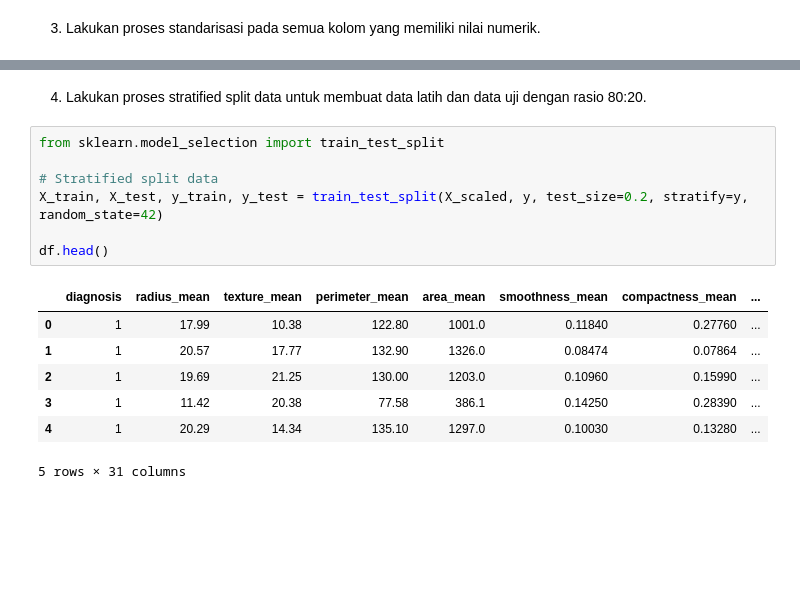
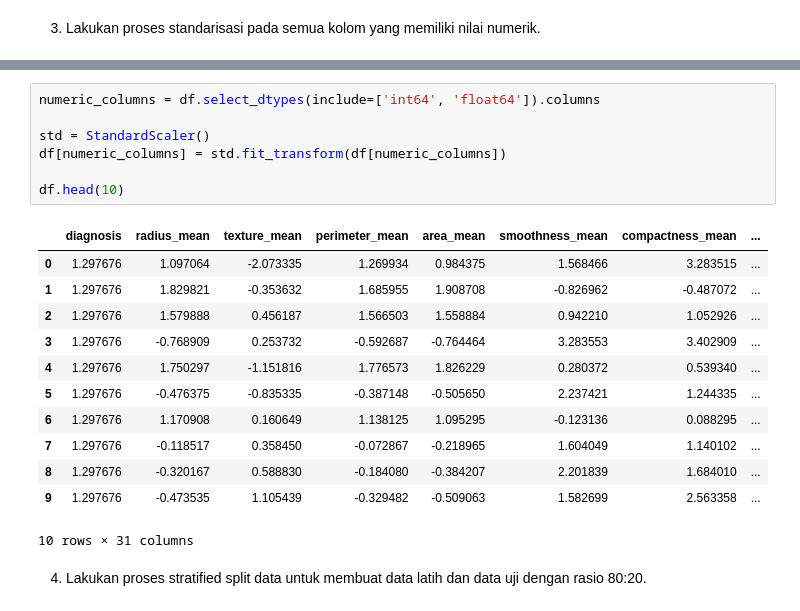
Before and after one commit to riobagas02/Machine-Learning, a Jupyter notebook: Week2Tugas.ipynb, the cells around one changed output, grey strips where cells are left out. Cells and saved outputs as stored; diff of their text form; blank space fills up the shorter version.

```diff
--- a/Week2Tugas.ipynb
+++ b/Week2Tugas.ipynb
@@ -84,17 +61,22 @@ df.head()
+# %%
+numeric_columns = df.select_dtypes(include=['int64', 'float64']).columns
+
+std = StandardScaler()
+df[numeric_columns] = std.fit_transform(df[numeric_columns])
+
+df.head(10)
+# %% [output]
+|  | diagnosis | radius_mean | texture_mean | perimeter_mean | area_mean | smoothness_mean | compactness_mean | ... |
+| 0 | 1.297676 | 1.097064 | -2.073335 | 1.269934 | 0.984375 | 1.568466 | 3.283515 | ... |
+| 1 | 1.297676 | 1.829821 | -0.353632 | 1.685955 | 1.908708 | -0.826962 | -0.487072 | ... |
+| 2 | 1.297676 | 1.579888 | 0.456187 | 1.566503 | 1.558884 | 0.942210 | 1.052926 | ... |
+| 3 | 1.297676 | -0.768909 | 0.253732 | -0.592687 | -0.764464 | 3.283553 | 3.402909 | ... |
+| 4 | 1.297676 | 1.750297 | -1.151816 | 1.776573 | 1.826229 | 0.280372 | 0.539340 | ... |
+| 5 | 1.297676 | -0.476375 | -0.835335 | -0.387148 | -0.505650 | 2.237421 | 1.244335 | ... |
+| 6 | 1.297676 | 1.170908 | 0.160649 | 1.138125 | 1.095295 | -0.123136 | 0.088295 | ... |
+| 7 | 1.297676 | -0.118517 | 0.358450 | -0.072867 | -0.218965 | 1.604049 | 1.140102 | ... |
+| 8 | 1.297676 | -0.320167 | 0.588830 | -0.184080 | -0.384207 | 2.201839 | 1.684010 | ... |
+| 9 | 1.297676 | -0.473535 | 1.105439 | -0.329482 | -0.509063 | 1.582699 | 2.563358 | ... |
+10 rows × 31 columns
 # %% [markdown]
 4. Lakukan proses stratified split data untuk membuat data latih dan data uji dengan rasio 80:20.
-# %%
-from sklearn.model_selection import train_test_split
-
-# Stratified split data
-X_train, X_test, y_train, y_test = train_test_split(X_scaled, y, test_size=0.2, stratify=y, random_state=42)
-
-df.head()
-# %% [output]
-|  | diagnosis | radius_mean | texture_mean | perimeter_mean | area_mean | smoothness_mean | compactness_mean | ... |
-| 0 | 1 | 17.99 | 10.38 | 122.80 | 1001.0 | 0.11840 | 0.27760 | ... |
-| 1 | 1 | 20.57 | 17.77 | 132.90 | 1326.0 | 0.08474 | 0.07864 | ... |
-| 2 | 1 | 19.69 | 21.25 | 130.00 | 1203.0 | 0.10960 | 0.15990 | ... |
-| 3 | 1 | 11.42 | 20.38 | 77.58 | 386.1 | 0.14250 | 0.28390 | ... |
-| 4 | 1 | 20.29 | 14.34 | 135.10 | 1297.0 | 0.10030 | 0.13280 | ... |
-5 rows × 31 columns
```
Also changed, not shown: parts of 8 cells of this notebook.
